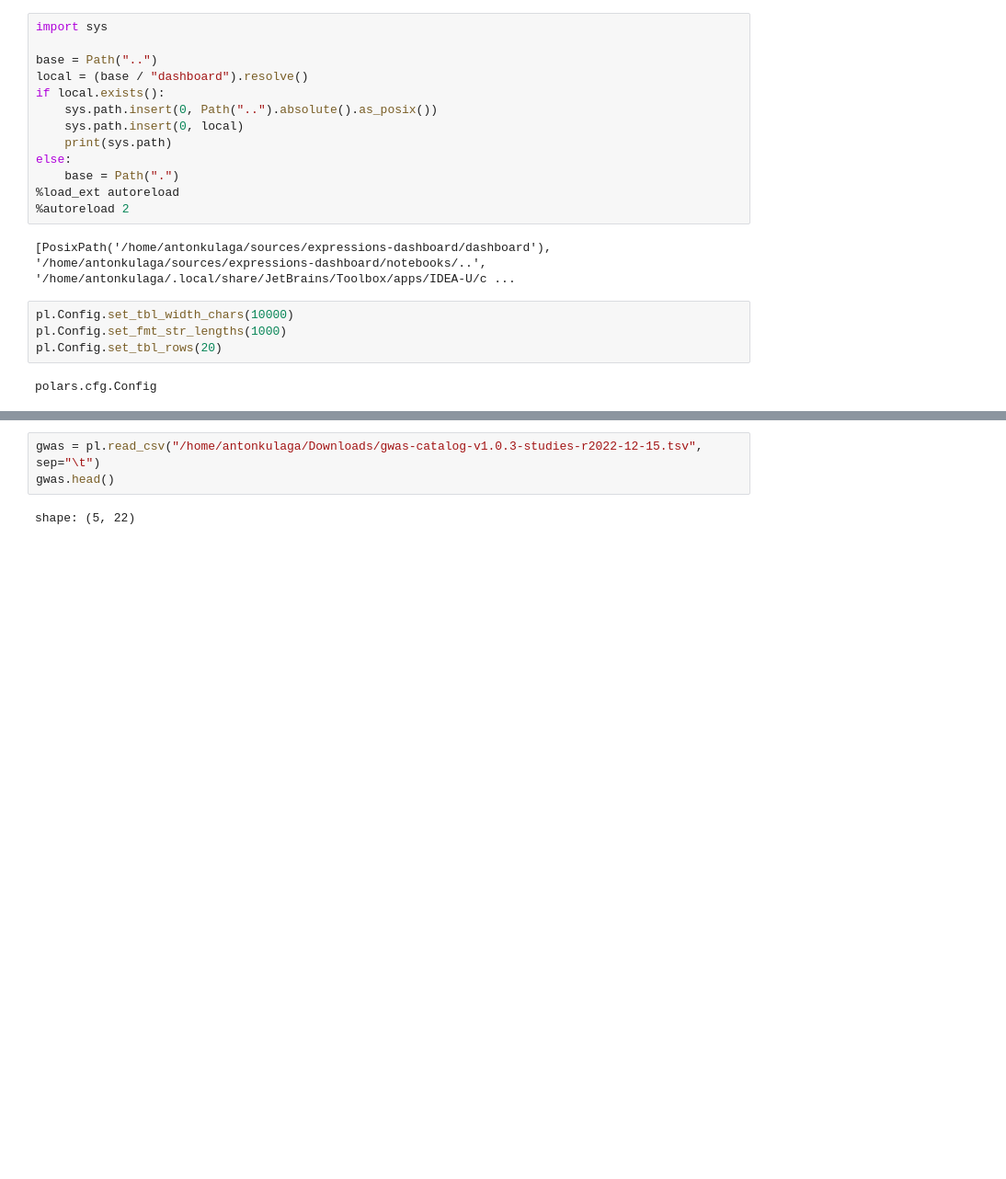
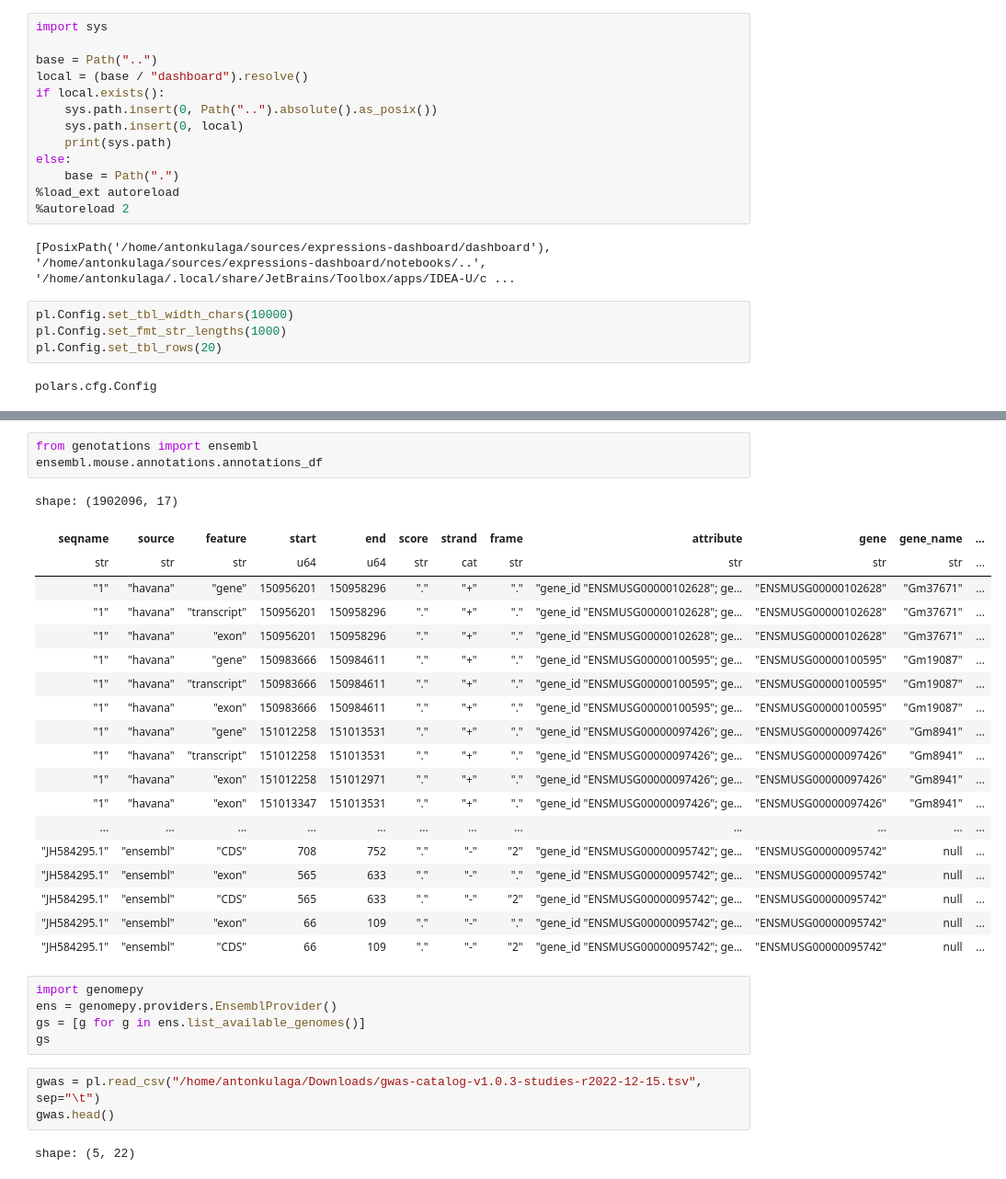
Before and after one commit to antonkulaga/expressions-dashboard, a Jupyter notebook: notebooks/experiments.ipynb, the cells around one changed output, grey strips where cells are left out. Shown at 92% size. Saved outputs shown, nothing was run; the diff lists cells and outputs as text; blank space fills up the shorter version.

```diff
--- a/notebooks/experiments.ipynb
+++ b/notebooks/experiments.ipynb
@@ -115,3 +135,31 @@ for i in df.columns:
+# %%
+from genotations import ensembl
+ensembl.mouse.annotations.annotations_df
+# %% [output]
+shape: (1902096, 17)
+| seqname | source | feature | start | end | score | strand | frame | attribute | gene | gene_name | ... |
+| str | str | str | u64 | u64 | str | cat | str | str | str | str | ... |
+| "1" | "havana" | "gene" | 150956201 | 150958296 | "." | "+" | "." | "gene_id "ENSMUSG00000102628"; ge... | "ENSMUSG00000102628" | "Gm37671" | ... |
+| "1" | "havana" | "transcript" | 150956201 | 150958296 | "." | "+" | "." | "gene_id "ENSMUSG00000102628"; ge... | "ENSMUSG00000102628" | "Gm37671" | ... |
+| "1" | "havana" | "exon" | 150956201 | 150958296 | "." | "+" | "." | "gene_id "ENSMUSG00000102628"; ge... | "ENSMUSG00000102628" | "Gm37671" | ... |
+| "1" | "havana" | "gene" | 150983666 | 150984611 | "." | "+" | "." | "gene_id "ENSMUSG00000100595"; ge... | "ENSMUSG00000100595" | "Gm19087" | ... |
+| "1" | "havana" | "transcript" | 150983666 | 150984611 | "." | "+" | "." | "gene_id "ENSMUSG00000100595"; ge... | "ENSMUSG00000100595" | "Gm19087" | ... |
+| "1" | "havana" | "exon" | 150983666 | 150984611 | "." | "+" | "." | "gene_id "ENSMUSG00000100595"; ge... | "ENSMUSG00000100595" | "Gm19087" | ... |
+| "1" | "havana" | "gene" | 151012258 | 151013531 | "." | "+" | "." | "gene_id "ENSMUSG00000097426"; ge... | "ENSMUSG00000097426" | "Gm8941" | ... |
+| "1" | "havana" | "transcript" | 151012258 | 151013531 | "." | "+" | "." | "gene_id "ENSMUSG00000097426"; ge... | "ENSMUSG00000097426" | "Gm8941" | ... |
+| "1" | "havana" | "exon" | 151012258 | 151012971 | "." | "+" | "." | "gene_id "ENSMUSG00000097426"; ge... | "ENSMUSG00000097426" | "Gm8941" | ... |
+| "1" | "havana" | "exon" | 151013347 | 151013531 | "." | "+" | "." | "gene_id "ENSMUSG00000097426"; ge... | "ENSMUSG00000097426" | "Gm8941" | ... |
+| ... | ... | ... | ... | ... | ... | ... | ... | ... | ... | ... | ... |
+| "JH584295.1" | "ensembl" | "CDS" | 708 | 752 | "." | "-" | "2" | "gene_id "ENSMUSG00000095742"; ge... | "ENSMUSG00000095742" | null | ... |
+| "JH584295.1" | "ensembl" | "exon" | 565 | 633 | "." | "-" | "." | "gene_id "ENSMUSG00000095742"; ge... | "ENSMUSG00000095742" | null | ... |
+| "JH584295.1" | "ensembl" | "CDS" | 565 | 633 | "." | "-" | "2" | "gene_id "ENSMUSG00000095742"; ge... | "ENSMUSG00000095742" | null | ... |
+| "JH584295.1" | "ensembl" | "exon" | 66 | 109 | "." | "-" | "." | "gene_id "ENSMUSG00000095742"; ge... | "ENSMUSG00000095742" | null | ... |
+| "JH584295.1" | "ensembl" | "CDS" | 66 | 109 | "." | "-" | "2" | "gene_id "ENSMUSG00000095742"; ge... | "ENSMUSG00000095742" | null | ... |
+# %%
+import genomepy
+ens = genomepy.providers.EnsemblProvider()
+gs = [g for g in ens.list_available_genomes()]
+gs
 # %%
 gwas = pl.read_csv("/home/antonkulaga/Downloads/gwas-catalog-v1.0.3-studies-r2022-12-15.tsv", sep="\t")
 gwas.head()
```
Also changed, not shown: parts of 16 cells of this notebook, 5 other files.
